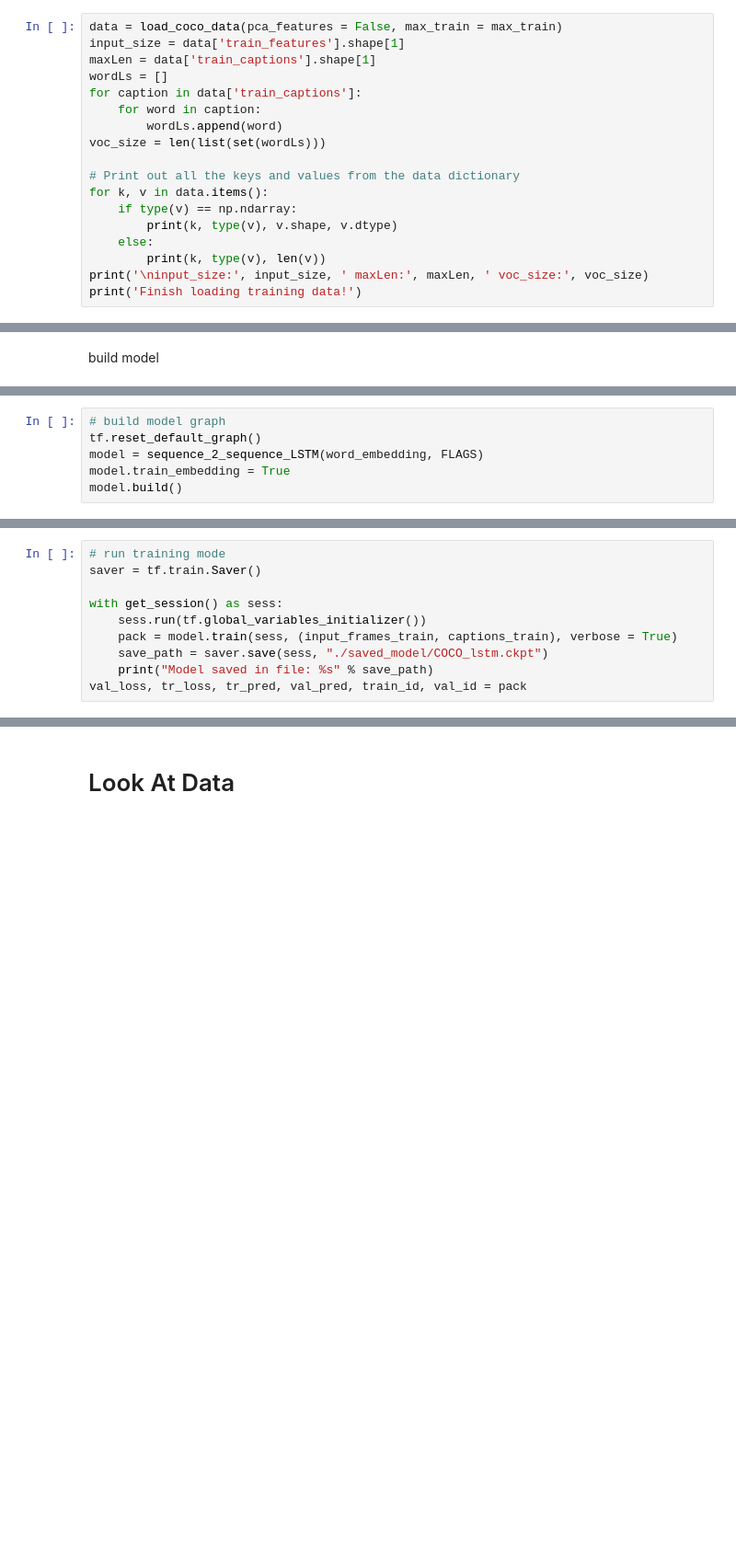
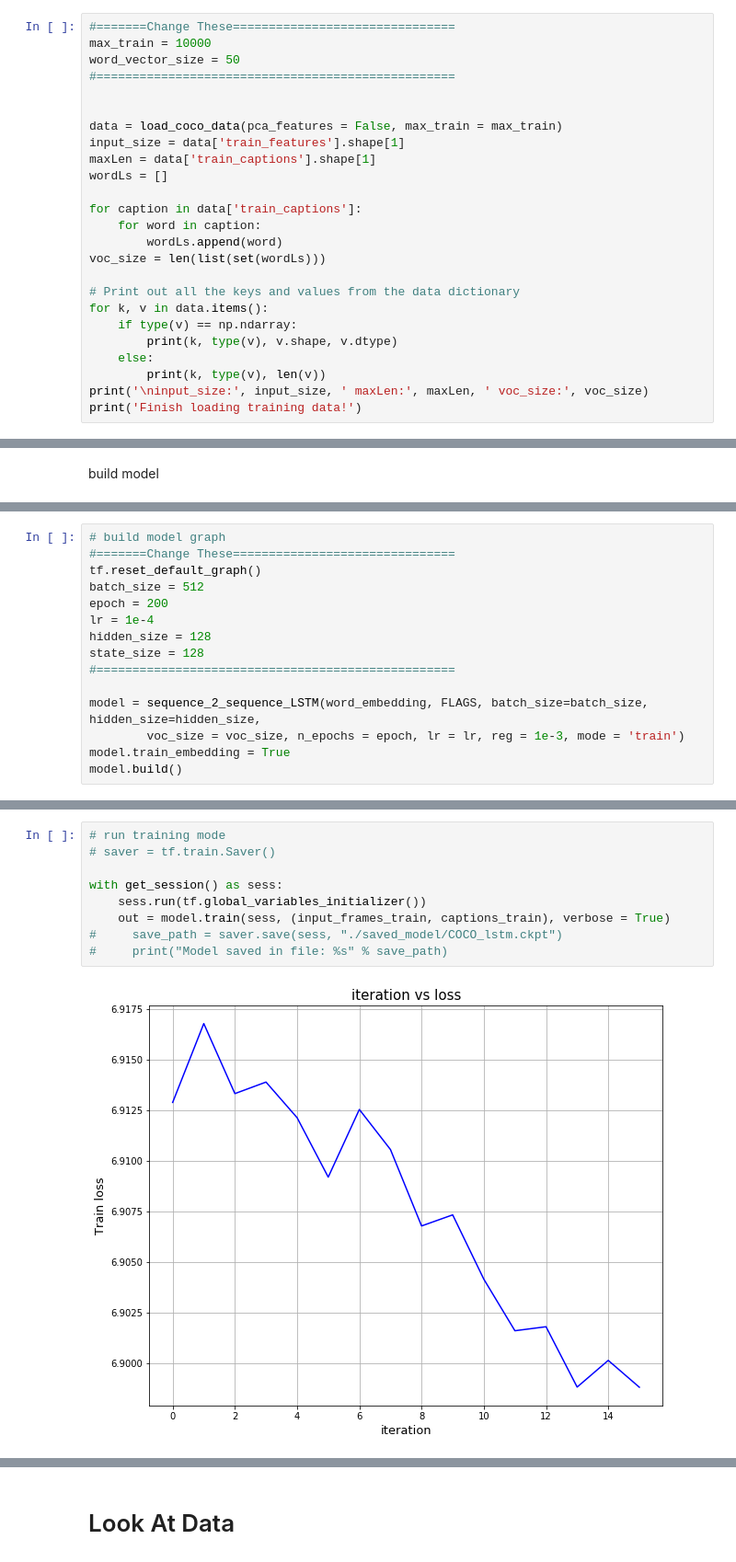
Before and after one commit to jiajuns/cs231n_project, a Jupyter notebook: CoCo_caption.ipynb, the cells around one changed output, grey strips where cells are left out. Shown at 92% size. Saved outputs shown, nothing was run; the diff lists cells and outputs as text; blank space fills up the shorter version.

```diff
--- a/CoCo_caption.ipynb
+++ b/CoCo_caption.ipynb
@@ -40,8 +31,15 @@ LSTM_hidden_size = 128
 # %%
+#=======Change These===============================
+max_train = 10000
+word_vector_size = 50
+#==================================================
+
+
 data = load_coco_data(pca_features = False, max_train = max_train)
 input_size = data['train_features'].shape[1]
 maxLen = data['train_captions'].shape[1]
 wordLs = []
+
 for caption in data['train_captions']:
     for word in caption:
         wordLs.append(word)
@@ -141,6 +123,15 @@ word_embedding = np.random.randn(voc_size, word_vector_size).astype(np.float32)
 # %%
 # build model graph
+#=======Change These===============================
 tf.reset_default_graph()
-model = sequence_2_sequence_LSTM(word_embedding, FLAGS)
+batch_size = 512
+epoch = 200
+lr = 1e-4
+hidden_size = 128
+state_size = 128
+#==================================================
+
+model = sequence_2_sequence_LSTM(word_embedding, FLAGS, batch_size=batch_size, hidden_size=hidden_size,
+        voc_size = voc_size, n_epochs = epoch, lr = lr, reg = 1e-3, mode = 'train')
 model.train_embedding = True
 model.build()
@@ -147,10 +141,11 @@ model.build()
 # %%
 # run training mode
-saver = tf.train.Saver()
+# saver = tf.train.Saver()
 
 with get_session() as sess:
     sess.run(tf.global_variables_initializer())
-    pack = model.train(sess, (input_frames_train, captions_train), verbose = True)
-    save_path = saver.save(sess, "./saved_model/COCO_lstm.ckpt")
-    print("Model saved in file: %s" % save_path)
-val_loss, tr_loss, tr_pred, val_pred, train_id, val_id = pack
+    out = model.train(sess, (input_frames_train, captions_train), verbose = True)
+#     save_path = saver.save(sess, "./saved_model/COCO_lstm.ckpt")
+#     print("Model saved in file: %s" % save_path)
+# %% [output]
+[figure, added]
```
Also changed, not shown: parts of 12 cells of this notebook, 3 other files.
